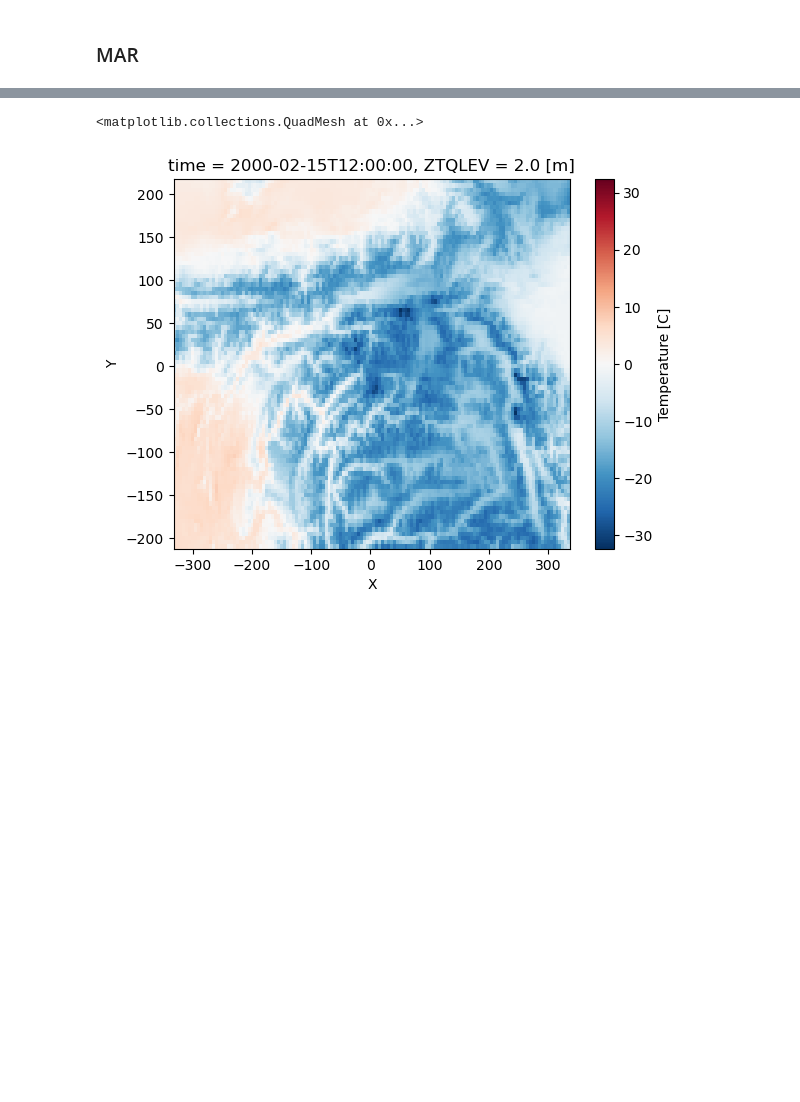
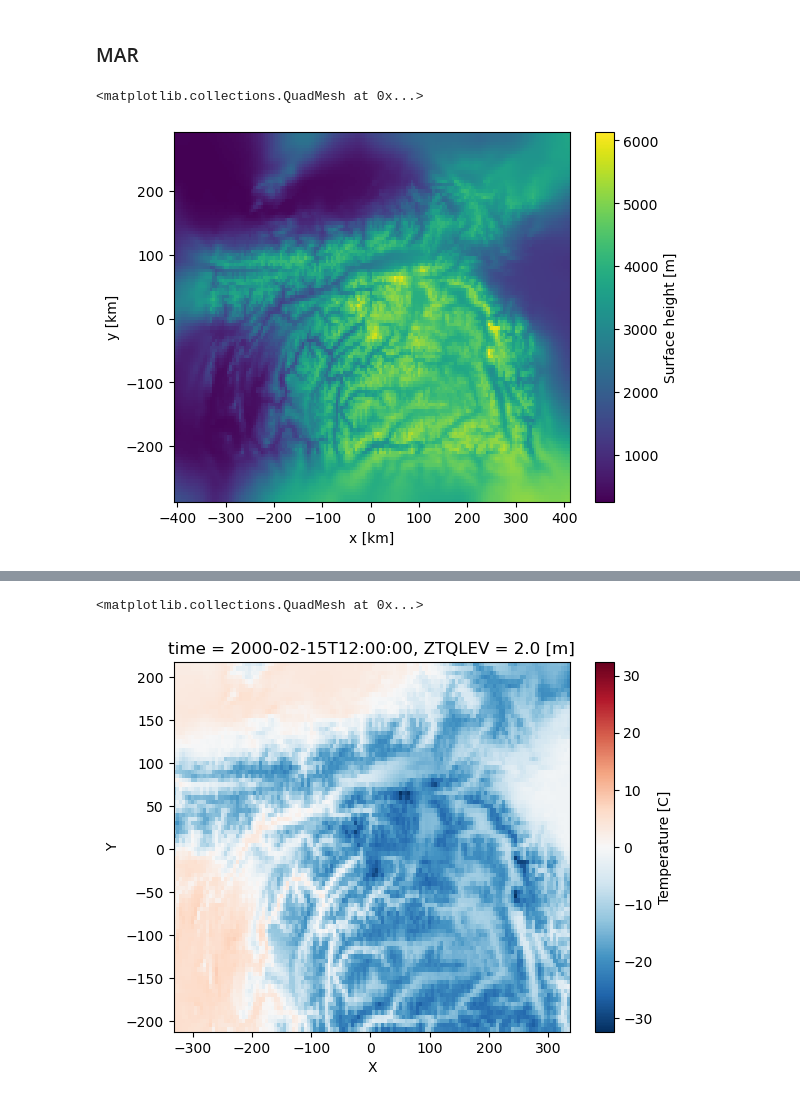
Before and after one commit to xfain/MAR_HMA, a Jupyter notebook: comparison_t2m.annual_climatology_Fed.ipynb, the cells around one changed output, grey strips where cells are left out. Saved outputs shown, nothing was run; the diff lists cells and outputs as text; code cells hidden in the pictures; blank space fills up the shorter version.

```diff
--- a/comparison_t2m.annual_climatology_Fed.ipynb
+++ b/comparison_t2m.annual_climatology_Fed.ipynb
@@ -33,6 +33,11 @@ alti_thrs = 1500
 sourceDataGrid='/home/amoryc/'
 fileName_grF='NST.2000.01.01.00.GRf.nc'
 ds_grF= xr.open_dataset(sourceDataGrid+fileName_grF)
+# %%
+ds_grF.SH.plot()
+# %% [output]
+<matplotlib.collections.QuadMesh at 0x...>
+[figure, added]
 # %%
 #MAR dataset
 sourceData='/bettik/PROJECTS/pr-regional-climate/santolam/MARout/GRf/spin2/work/monthly/'
```
Also changed, not shown: parts of 19 cells of this notebook, 2 other files.
